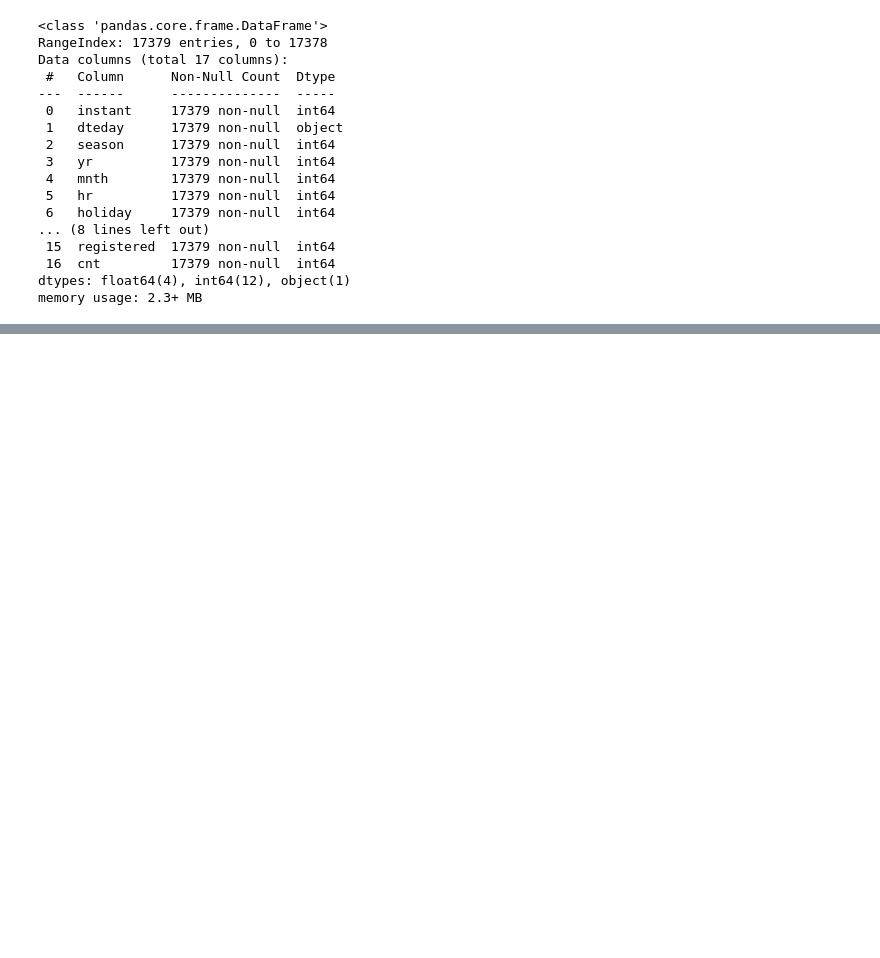
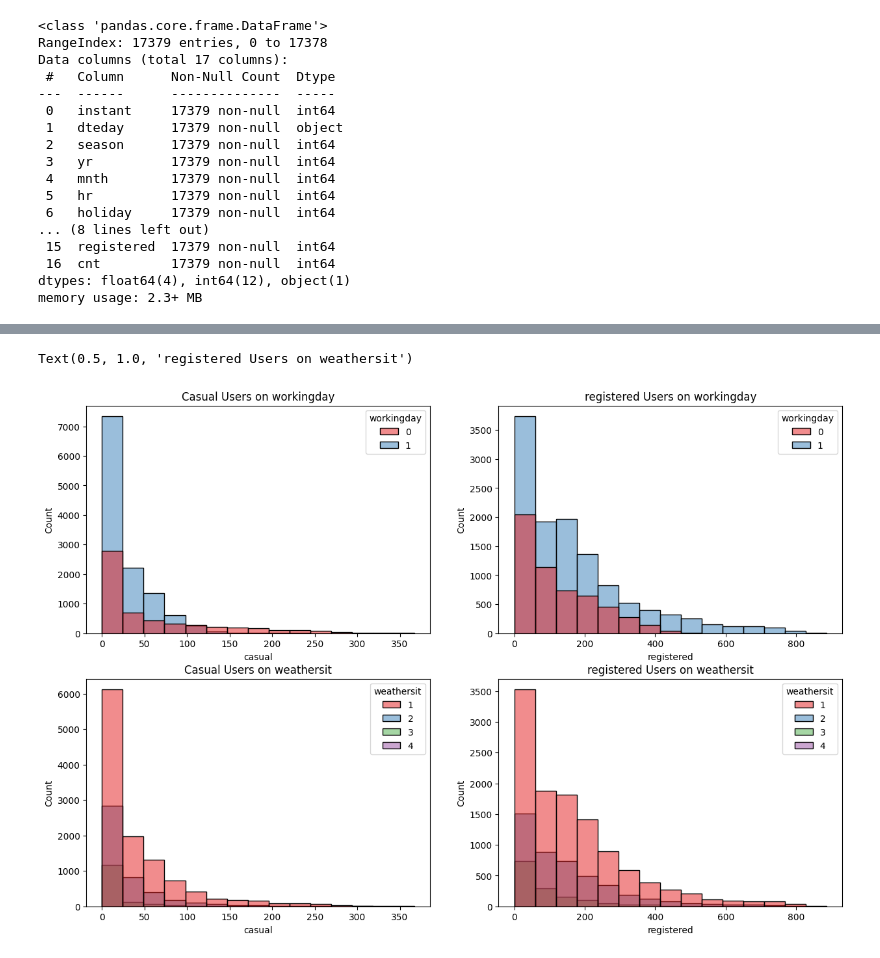
Before and after one commit to shivshankarsajeev/Bike-Sharing, a Jupyter notebook: Notebook/Eda.ipynb, the cells around one changed output, grey strips where cells are left out. Cells and saved outputs as stored; diff of their text form; code cells hidden in the pictures; blank space fills up the shorter version.

```diff
--- a/Notebook/Eda.ipynb
+++ b/Notebook/Eda.ipynb
@@ -93,0 +229,23 @@ for feature in cat_feature:
+# %%
+fig, axs = plt.subplots(2,2, figsize=(15,10))
+
+palette = 'Set1'
+plt.subplot(221)
+sns.histplot(data=df, x='casual', bins = 15, hue='workingday', palette=palette, ax=axs[0,0])
+axs[0,0].set_title('Casual Users on workingday')
+
+plt.subplot(222)
+sns.histplot(data=df, x='registered', bins = 15, hue='workingday', palette=palette, ax=axs[0,1])
+axs[0,1].set_title('registered Users on workingday')
+
+palette = 'Set1'
+plt.subplot(223)
+sns.histplot(data=df, x='casual', bins = 15, hue='weathersit', palette=palette, ax=axs[1,0])
+axs[1,0].set_title('Casual Users on weathersit')
+
+plt.subplot(224)
+sns.histplot(data=df, x='registered', bins = 15, hue='weathersit', palette=palette, ax=axs[1,1])
+axs[1,1].set_title('registered Users on weathersit')
+# %% [output]
+Text(0.5, 1.0, 'registered Users on weathersit')
+[figure, added]
```
Also changed, not shown: parts of 14 cells of this notebook.
